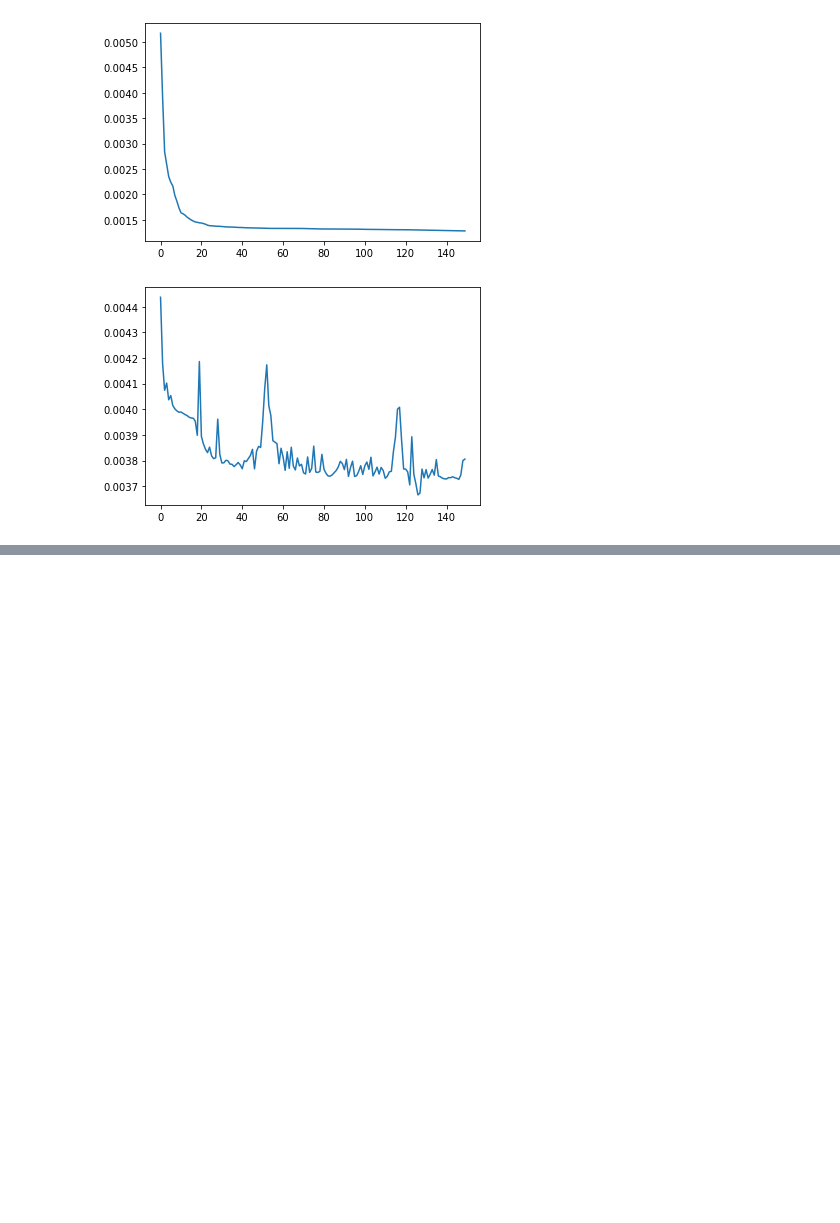
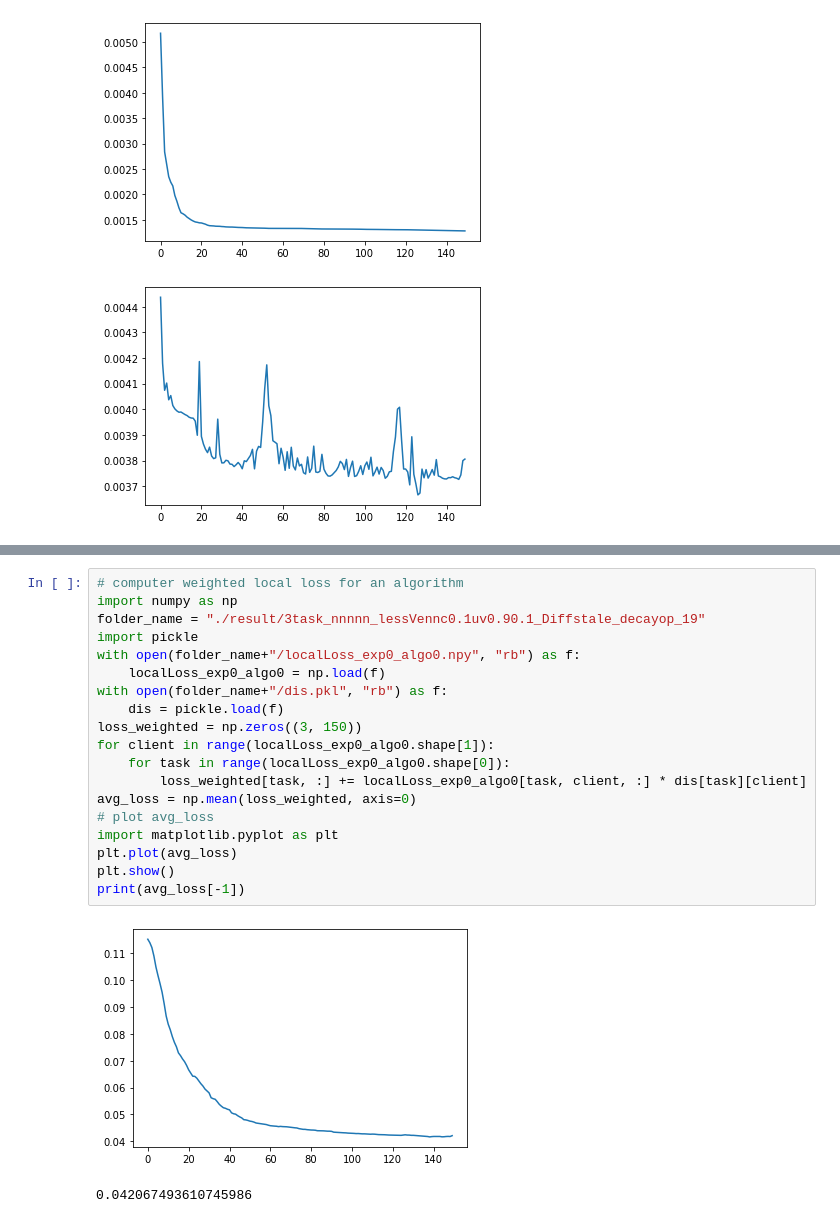
Before and after one commit to haoran-zh/mmfl-Dec, a Jupyter notebook: new_idea.ipynb, the cells around one changed output, grey strips where cells are left out. Saved outputs shown, nothing was run; the diff lists cells and outputs as text; blank space fills up the shorter version.

```diff
--- a/new_idea.ipynb
+++ b/new_idea.ipynb
@@ -1335,0 +1412,22 @@ plt.show()
+# %%
+# computer weighted local loss for an algorithm
+import numpy as np
+folder_name = "./result/3task_nnnnn_lessVennc0.1uv0.90.1_Diffstale_decayop_19"
+import pickle
+with open(folder_name+"/localLoss_exp0_algo0.npy", "rb") as f:
+    localLoss_exp0_algo0 = np.load(f)
+with open(folder_name+"/dis.pkl", "rb") as f:
+    dis = pickle.load(f)
+loss_weighted = np.zeros((3, 150))
+for client in range(localLoss_exp0_algo0.shape[1]):
+    for task in range(localLoss_exp0_algo0.shape[0]):
+        loss_weighted[task, :] += localLoss_exp0_algo0[task, client, :] * dis[task][client]
+avg_loss = np.mean(loss_weighted, axis=0)
+# plot avg_loss
+import matplotlib.pyplot as plt
+plt.plot(avg_loss)
+plt.show()
+print(avg_loss[-1])
+# %% [output]
+[figure, added]
+0.042067493610745986
```
Also changed, not shown: parts of 7 cells of this notebook, 5 other files.
